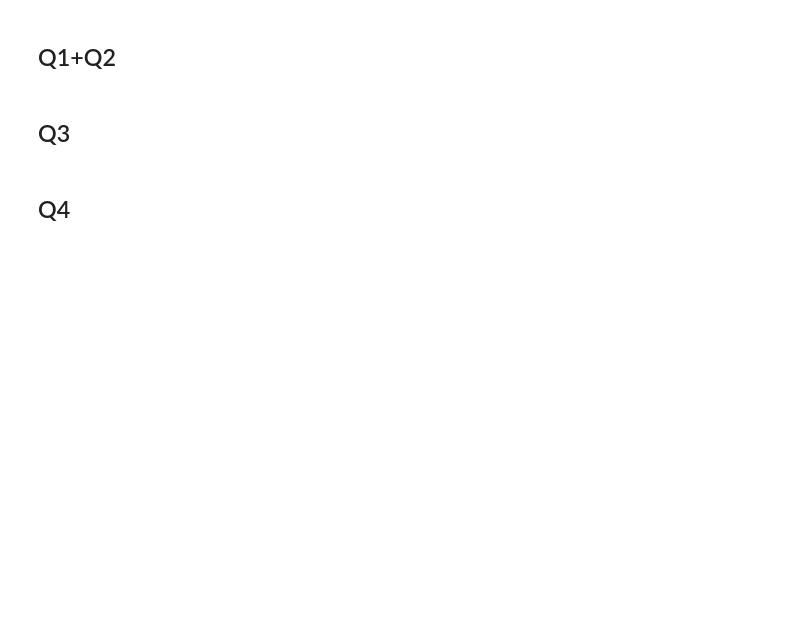
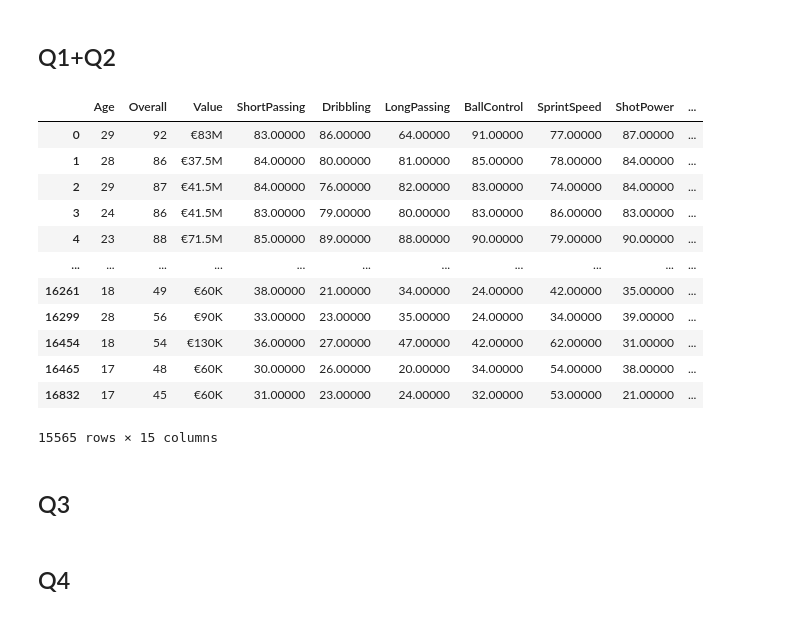
Before and after one commit to 1spb/ex1_stat_learning, a Jupyter notebook: ex1.ipynb, the cells around one changed output. Drawn from its saved outputs; the diff is of its cells as text; code cells hidden in the pictures; blank space fills up the shorter version.

Commit message:
cleaned FIFA

```diff
--- a/ex1.ipynb
+++ b/ex1.ipynb
@@ -5,5 +5,6 @@ import statsmodels.api as sm
 import matplotlib.pyplot as plt
 import corner
 pd.options.display.float_format = '{:.5f}'.format
+pd.set_option('display.max_columns', 500)
 # %% [markdown]
 ## Q1+Q2
@@ -27,3 +11,28 @@ fifa_df
+# %%
+fifa_df=pd.read_csv("FIFA17_official_data.csv")
+
+# Deleting all goalkeepers (GK position) cause their stats are quite different from other players.
+fifa_df=fifa_df[fifa_df["Best Position"]!= "GK"]
+
+fifa_subset=fifa_df[['Age', 'Overall', 'Value','ShortPassing', 'Dribbling',
+       'LongPassing', 'BallControl', 'SprintSpeed', 'ShotPower',
+       'LongShots', 'Aggression', 'Positioning', 'StandingTackle', 'SlidingTackle','Best Position']]
+# %%
+fifa_subset
+# %% [output]
+|  | Age | Overall | Value | ShortPassing | Dribbling | LongPassing | BallControl | SprintSpeed | ShotPower | ... |
+| 0 | 29 | 92 | €83M | 83.00000 | 86.00000 | 64.00000 | 91.00000 | 77.00000 | 87.00000 | ... |
+| 1 | 28 | 86 | €37.5M | 84.00000 | 80.00000 | 81.00000 | 85.00000 | 78.00000 | 84.00000 | ... |
+| 2 | 29 | 87 | €41.5M | 84.00000 | 76.00000 | 82.00000 | 83.00000 | 74.00000 | 84.00000 | ... |
+| 3 | 24 | 86 | €41.5M | 83.00000 | 79.00000 | 80.00000 | 83.00000 | 86.00000 | 83.00000 | ... |
+| 4 | 23 | 88 | €71.5M | 85.00000 | 89.00000 | 88.00000 | 90.00000 | 79.00000 | 90.00000 | ... |
+| ... | ... | ... | ... | ... | ... | ... | ... | ... | ... | ... |
+| 16261 | 18 | 49 | €60K | 38.00000 | 21.00000 | 34.00000 | 24.00000 | 42.00000 | 35.00000 | ... |
+| 16299 | 28 | 56 | €90K | 33.00000 | 23.00000 | 35.00000 | 24.00000 | 34.00000 | 39.00000 | ... |
+| 16454 | 18 | 54 | €130K | 36.00000 | 27.00000 | 47.00000 | 42.00000 | 62.00000 | 31.00000 | ... |
+| 16465 | 17 | 48 | €60K | 30.00000 | 26.00000 | 20.00000 | 34.00000 | 54.00000 | 38.00000 | ... |
+| 16832 | 17 | 45 | €60K | 31.00000 | 23.00000 | 24.00000 | 32.00000 | 53.00000 | 21.00000 | ... |
+15565 rows × 15 columns
 # %% [markdown]
 ## Q3
 # %% [markdown]
```
Also changed, not shown: parts of 2 cells of this notebook.
